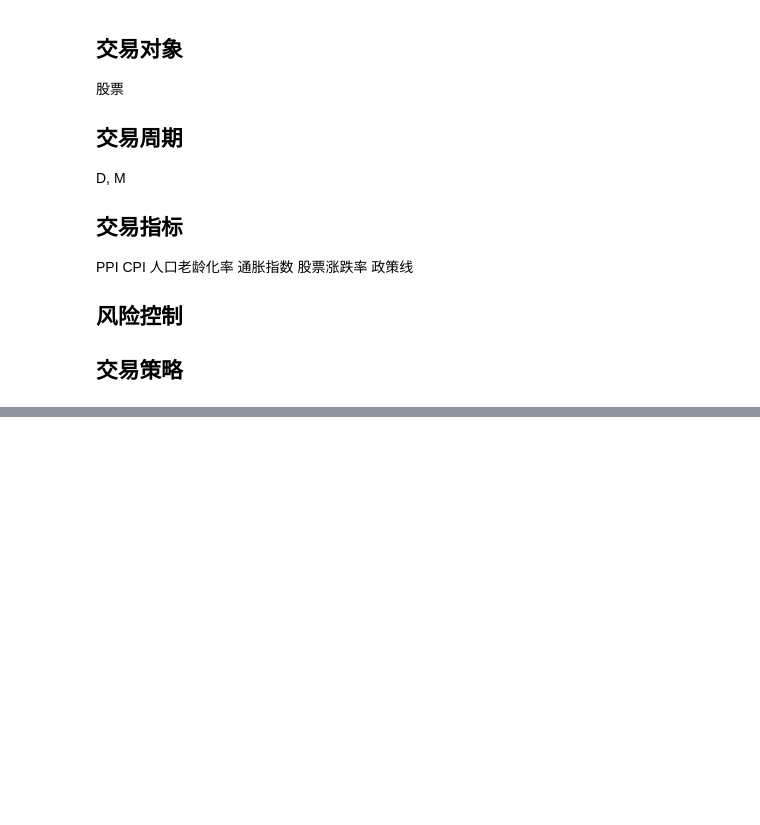
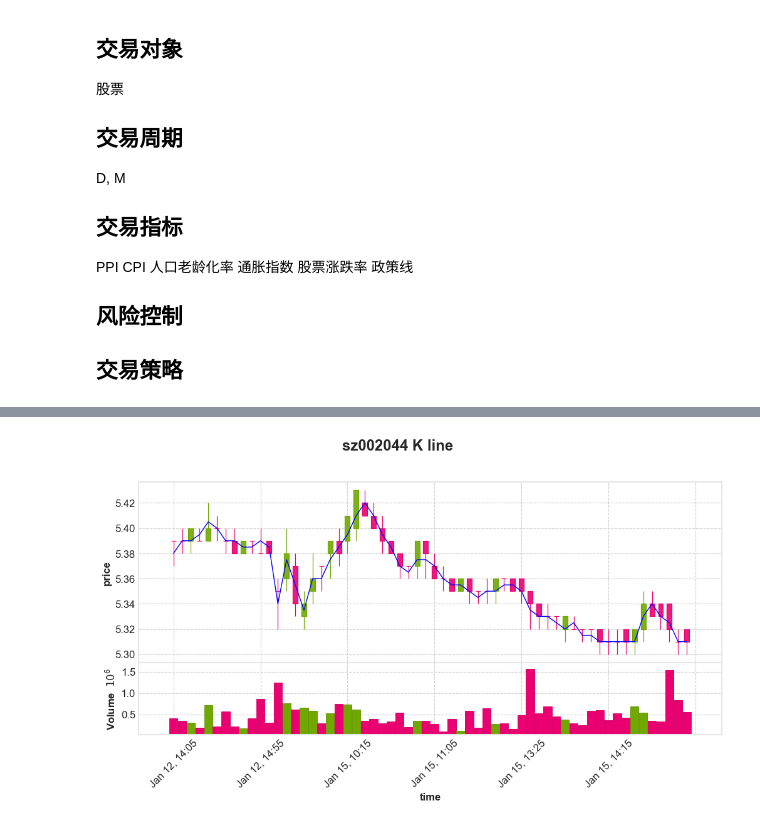
Before and after one commit to xiyanxiyan10/easyquant, a Jupyter notebook: ch_cert/sz3000line.ipynb, the cells around one changed output, grey strips where cells are left out. Cells and saved outputs as stored; diff of their text form; code cells hidden in the pictures; blank space fills up the shorter version.

```diff
--- a/ch_cert/sz3000line.ipynb
+++ b/ch_cert/sz3000line.ipynb
@@ -376,6 +376,10 @@ import mplfinance as mpf
 import pandas as pd
 import yfinance as yf
 import akshare as ak
+from datetime import datetime
+from pylab import mpl
+import matplotlib.dates as mdates
+import matplotlib.pyplot as plt
 
 '''
 df_new = df2[(df2['时间'] > '2021-08-03 09:35:00') & (df2['时间'] < '2021-08-03 15:00:00')]
@@ -384,54 +388,45 @@ df_new.columns = ['Date','Open','High','Low','Close','Volume']
 df_new.set_index(["Date"], inplace=True)
 '''
 
-nameList = ['美年健康', '爱尔眼科', '华恒生物']
-codeList = ['002044', '300015', '688639']
-buyPricesList = [5.0, 20.0, 120.0]
-buydateList = ['2023-12-13', '2023-12-13', '2023-12-13']
-historyDict = {}
-currDict = {}
+name_list = ['美年健康', '爱尔眼科', '华恒生物']
+code_list = ['sz002044', '300015', '688639']
+buy_price_list = [5.0, 20.0, 120.0]
+buy_date_list = ['2023-12-13', '2023-12-13', '2023-12-13']
 
 
-
-def get_stock_data(symbol):
-    stock = yf.Ticker(symbol)
-    data = stock.history(period="1d")
-    return data
-
-def collect_daily_history(time):
-    df = ak.stock_zh_a_spot_em()
-    df= df.set_index("代码")
-    for code in codeList:
-        print(df)
-        data = pd.DataFrame({
-            'time': time,
-            'price': df.loc[code, '最新价'],
-            'vol': df.loc[code, '成交量'],
-            'code': code
-        })
-        if not code in historyDict:
-            historyDict[code] = data
-        else:
-            historyDict[code] = pd.concat([historyDict[code], data], ignore_index=True)
-        print(data)
-
-symbol = "AAPL"
-data = get_stock_data(symbol)
-
-# 将数据转换为mplfinance所需的格式
-data["Date"] = pd.to_datetime(data.index)
-data.set_index("Date", inplace=True)
-
-print(data)
-#print(type(data))
-#print(type(data.index[0]))
+mpl.rcParams['font.sans-serif']=['simhei']# 指定默认字体
+mpl.rcParams['axes.unicode_minus'] = False # 解决保存图像是负号'-'显示为方块的问题
+mpl.rcParams['figure.figsize'] = (15.0, 6.0)
 
 
-date_time =  datetime.now()
-collect_daily_history(date_time)
+def plot_one_kline(code, name, period, adj, size):
+    df = ak.stock_zh_a_minute(symbol=code, period=period, adjust=adj)
+
+    if len(df) > size:
+        df = df.iloc[0-size:]
+
+    df = df.rename({
+        "day": "Date",
+        "open": "Open",
+        "close": "Close",
+        "low": "Low",
+        "high": "High",
+        "volume": "Volume",
+    },axis=1,)
+    #print(df)
+    df['Volume'] =  pd.to_numeric(df['Volume'])
+    df.index = pd.DatetimeIndex(df['Date'])
+    df = df.drop('Date', axis=1)
+    lines = [
+        mpf.make_addplot((df["Low"]+df["High"])/2, color="b", width=1),
+    ]
+    mpf.plot(df, type="candle", title=f"%s K line" % code, ylabel="price", xlabel="time", style="binance", volume=True, \
+             addplot=lines, figratio=(18,8))
+
+
+plot_one_kline(code_list[0], name_list[0], 5, 'qfq', 60)
 
 
 # 绘制动态实时K线图
-mpf.plot(data, type="candle", title=f"{symbol} K line",
-         ylabel="价格", style="yahoo", show_nontrading=True)
+#mpf.plot(data, type="candle", title=f"{symbol} K line",ylabel="价格", style="yahoo", show_nontrading=True)
 # %% [output]
@@ -455,0 +450 @@ ValueError: If using all scalar values, you must pass an index
+[figure, added]
```
Also changed, not shown: parts of 1 cell of this notebook.
